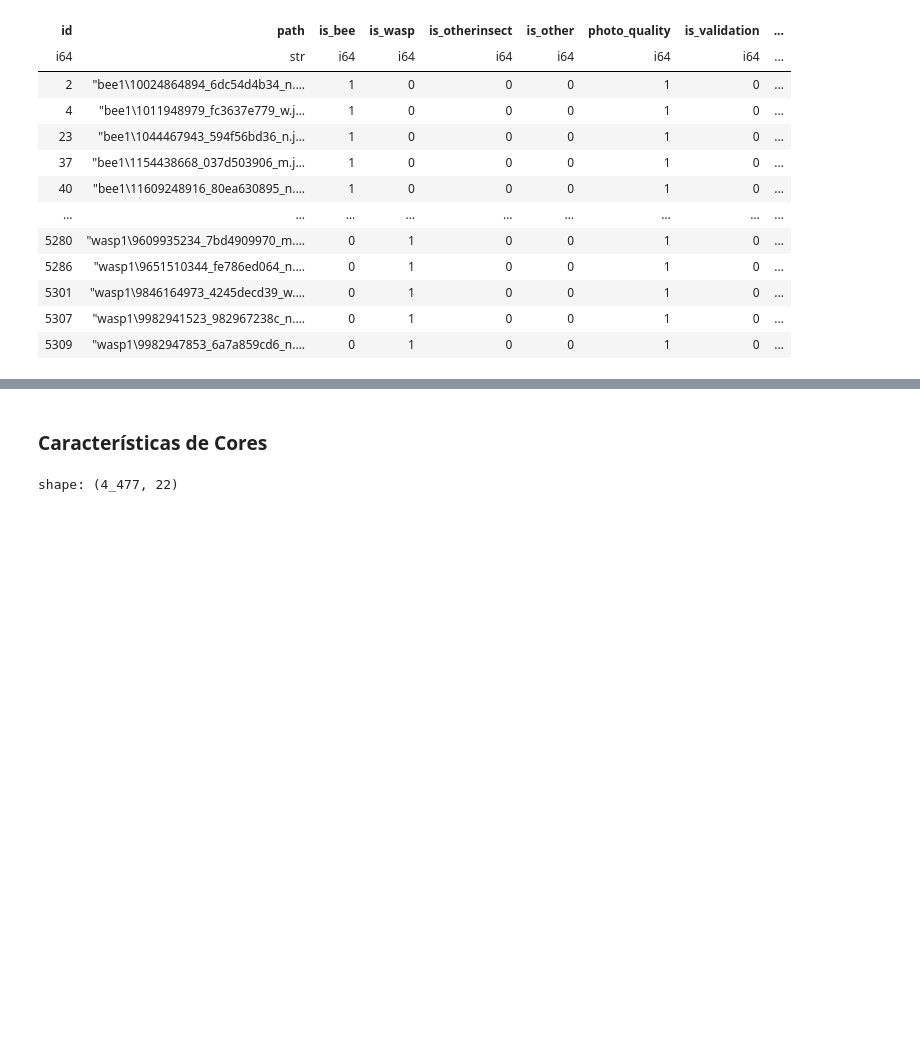
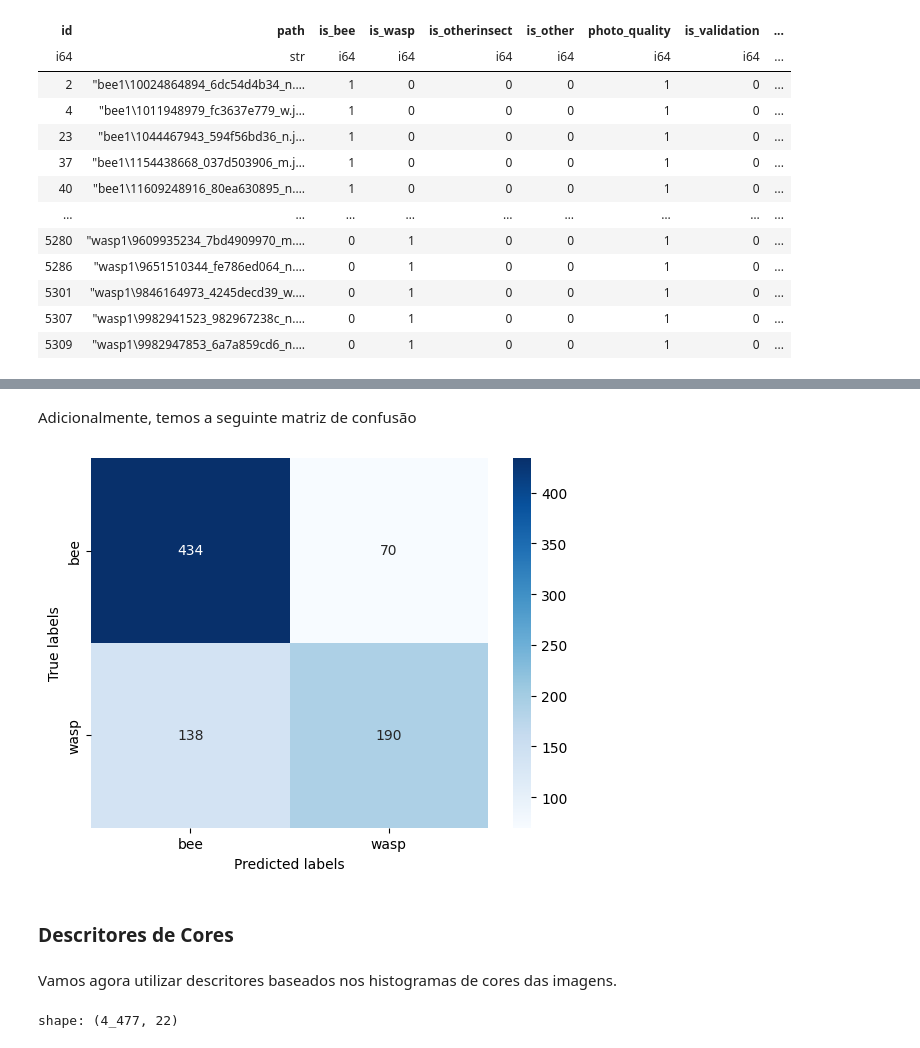
Before and after one commit to brenoslivio/MDNE_2024, a Jupyter notebook: Project_2/Projeto2.ipynb, the cells around one changed output, grey strips where cells are left out. Drawn from its saved outputs; the diff is of its cells as text; code cells hidden in the pictures; blank space fills up the shorter version.

```diff
--- a/Project_2/Projeto2.ipynb
+++ b/Project_2/Projeto2.ipynb
@@ -218,5 +254,21 @@ weighted avg       0.75      0.75      0.75       832
+# %% [markdown]
+Adicionalmente, temos a seguinte matriz de confusão
+# %%
+cm = confusion_matrix(y_test, y_pred)
+
+labels = np.unique(y_test)
+
+sns.heatmap(cm, annot=True, fmt='d', cmap='Blues', xticklabels=labels, yticklabels=labels)
+plt.xlabel('Predicted labels')
+plt.ylabel('True labels')
+plt.savefig("cm_texture.pdf", bbox_inches='tight')
+plt.show()
+# %% [output]
+[figure, added]
 # %% [markdown]
-### Características de Cores
+### Descritores de Cores
+# %% [markdown]
+Vamos agora utilizar descritores baseados nos histogramas de cores das imagens.
 # %%
 def extract_colors(img_path):
   color = ('b','g','r')
```
Also changed, not shown: parts of 44 cells of this notebook.
